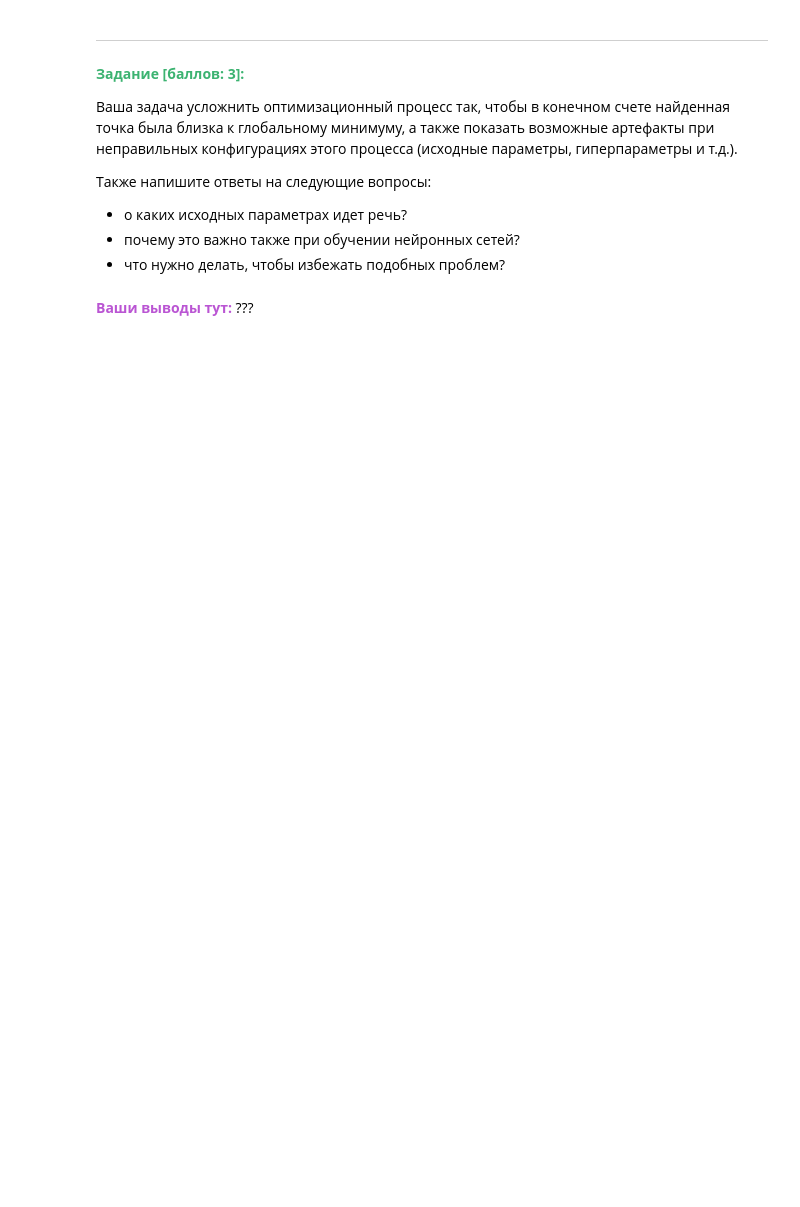
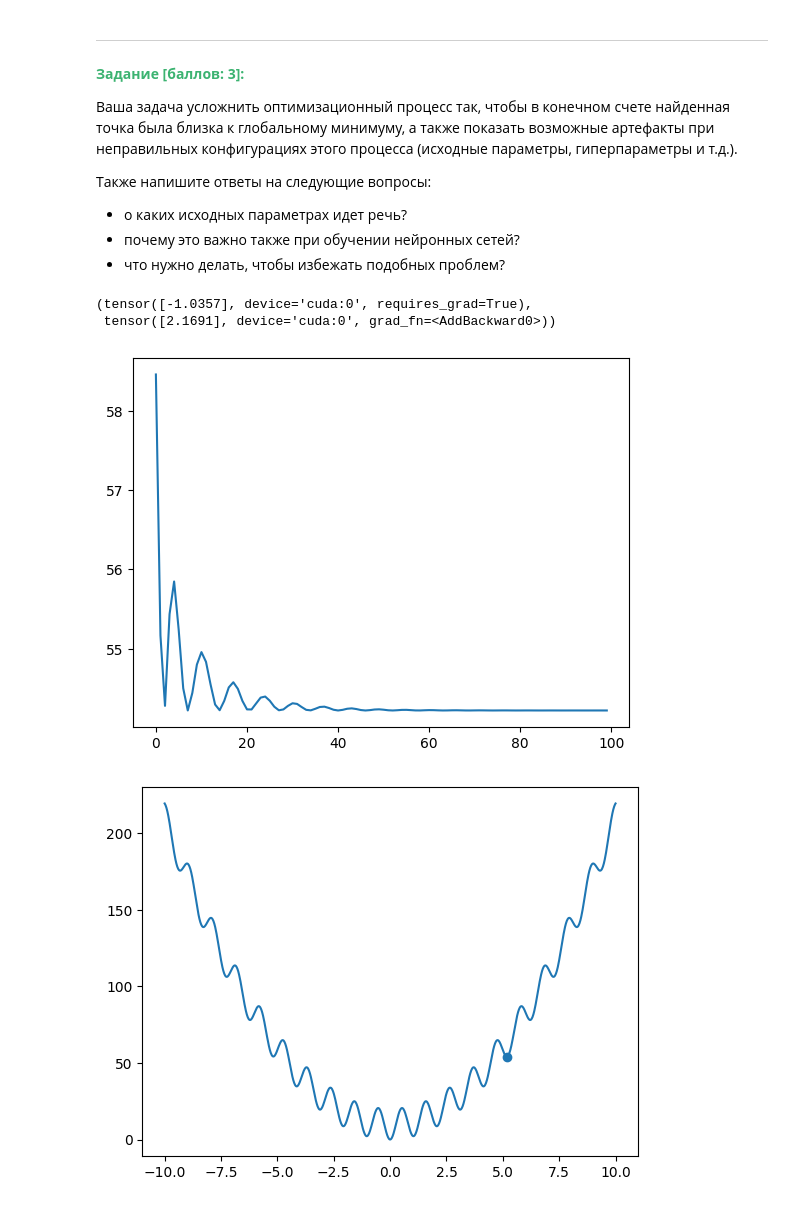
Before and after one commit to butvinm-itmo/neural-networks-lab1, a Jupyter notebook: TNC_Lab1.ipynb, the cells around one changed output. Drawn from its saved outputs; the diff is of its cells as text; code cells hidden in the pictures; blank space fills up the shorter version.

```diff
--- a/TNC_Lab1.ipynb
+++ b/TNC_Lab1.ipynb
@@ -532,2 +577,59 @@ import matplotlib.pyplot as plt
-# %% [markdown]
-<font color='MediumOrchid'>**Ваши выводы тут:**</font> ???
+# %%
+# Способ 1: запустить несколько оптимизаций из рандомных точен и выбрать минимальную
+
+
+def opt(x):
+  X = torch.tensor([x], requires_grad=True, device="cuda")
+
+  optimizer = optim.Adam([X], lr=0.0001)
+
+  steps = 5000
+  values = []
+  for i in range(steps):
+      optimizer.zero_grad()
+      y = f(X)
+      values.append(y)
+
+      y.backward()
+      optimizer.step()
+
+  return X, y
+
+
+xs = torch.linspace(-10, 10, 10)
+opts = [opt(x) for x in xs]
+opts = sorted(opts, key=lambda x: x[1])
+opts[0]
+# %% [output]
+(tensor([-1.0357], device='cuda:0', requires_grad=True),
+ tensor([2.1691], device='cuda:0', grad_fn=<AddBackward0>))
+# %%
+# Способ 2: использовать больший шаг спуска
+
+def opt(x, lr, steps):
+  X = torch.tensor([x], requires_grad=True, device="cuda")
+
+  optimizer = optim.Adam([X], lr=lr)
+
+  values = []
+  for i in range(steps):
+      optimizer.zero_grad()
+      y = f(X)
+      values.append(y)
+
+      y.backward()
+      optimizer.step()
+
+  return X, y, values
+# %%
+x, y, values = opt(5.0, 0.1, 100)
+
+plt.plot([float(t.detach()) for t in values])
+plt.show()
+
+plt.plot(torch.linspace(-10, 10, 1000), f(torch.linspace(-10, 10, 1000)))
+plt.scatter(float(x.detach()), float(y.detach()))
+plt.show()
+# %% [output]
+[figure, added]
+[figure, added]
```
Also changed, not shown: parts of 21 cells of this notebook.
